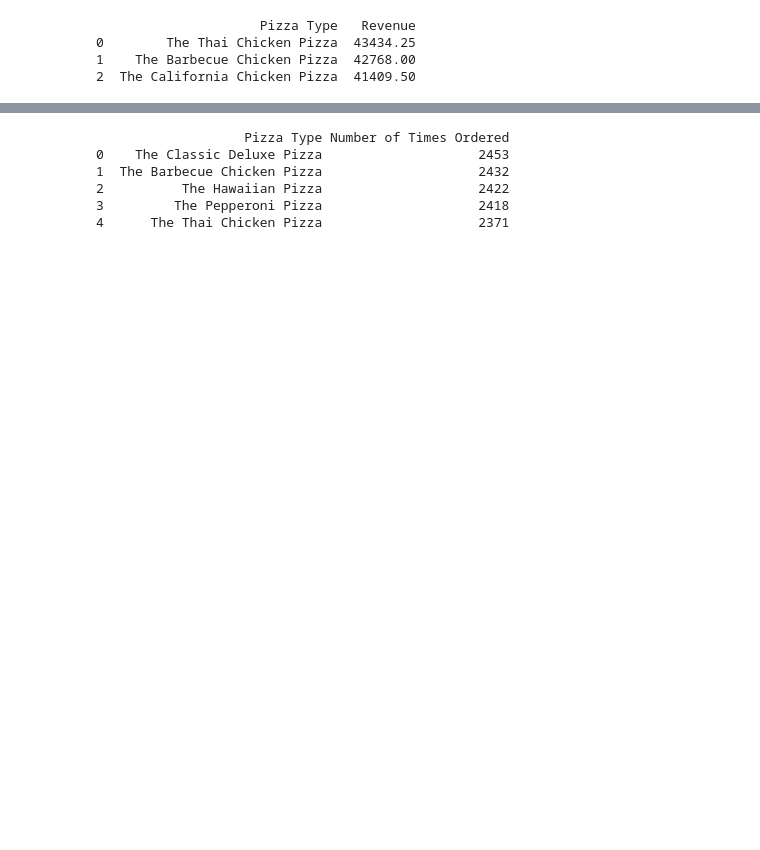
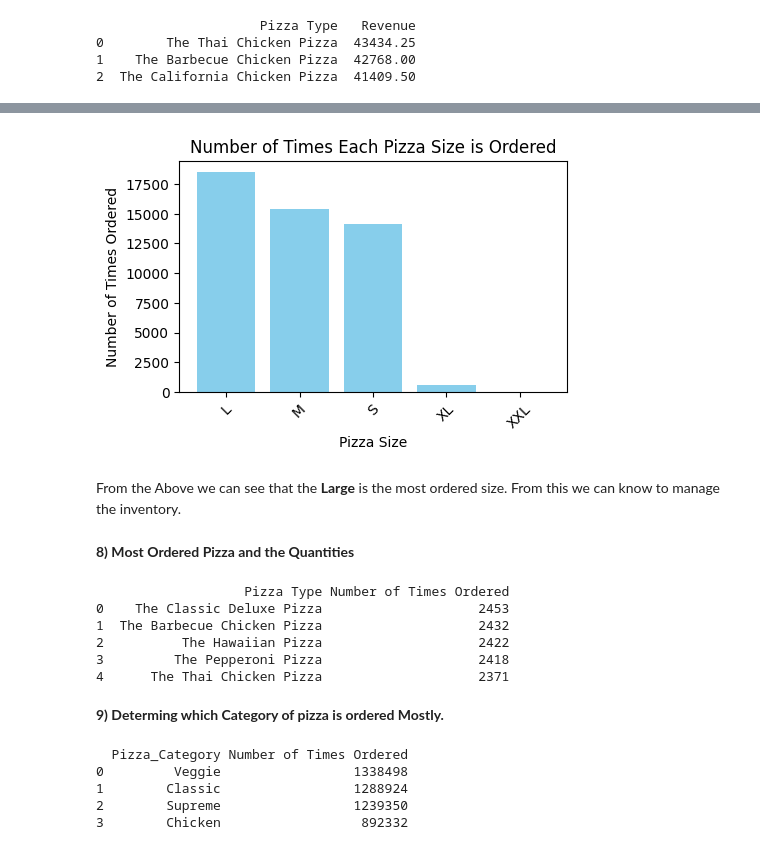
Before and after one commit to Saisrinivas783/Pizza_Sales_Analysis_SQL, a Jupyter notebook: Pizza_Sales_Analyss_Using_SQL.ipynb, the cells around one changed output, grey strips where cells are left out. Drawn from its saved outputs; the diff is of its cells as text; code cells hidden in the pictures; blank space fills up the shorter version.

```diff
--- a/Pizza_Sales_Analyss_Using_SQL.ipynb
+++ b/Pizza_Sales_Analyss_Using_SQL.ipynb
@@ -190,6 +256,20 @@ print(df)
 2          S                    14137
 3         XL                      544
 4        XXL                       28
+# %%
+plt.figure(figsize=(5, 3))
+plt.bar(df['Pizza_Size'], df['Number of Times Ordered'], color='skyblue')
+plt.xlabel('Pizza Size')
+plt.ylabel('Number of Times Ordered')
+plt.title('Number of Times Each Pizza Size is Ordered')
+plt.xticks(rotation=45)
+plt.show()
+# %% [output]
+[figure, added]
+# %% [markdown]
+From the Above we can see that the **Large** is the most ordered size. From this we can know to manage the inventory.
+# %% [markdown]
+**8) Most Ordered Pizza and the Quantities**
 # %%
 cursor.execute("""SELECT pizza_types.name, SUM(order_details.quantity) AS total_quantity_ordered
 FROM pizza_types
@@ -208,3 +288,21 @@ print(df)
 2          The Hawaiian Pizza                    2422
 3         The Pepperoni Pizza                    2418
 4      The Thai Chicken Pizza                    2371
+# %% [markdown]
+**9) Determing which Category of pizza is ordered Mostly.**
+# %%
+cursor.execute("""SELECT pizza_types.category, SUM(order_details.quantity)
+FROM pizza_types
+INNER JOIN pizzas ON pizza_types.pizza_type_id = pizzas.pizza_type_id
+INNER JOIN order_details ON pizzas.pizza_id = pizzas.pizza_id
+GROUP BY pizza_types.category
+ORDER BY SUM(order_details.quantity) DESC;""")
+results = cursor.fetchall()
+df = pd.DataFrame(results, columns=['Pizza_Category', 'Number of Times Ordered'])
+print(df)
+# %% [output]
+  Pizza_Category Number of Times Ordered
+0         Veggie                 1338498
+1        Classic                 1288924
+2        Supreme                 1239350
+3        Chicken                  892332
```
Also changed, not shown: parts of 24 cells of this notebook.
